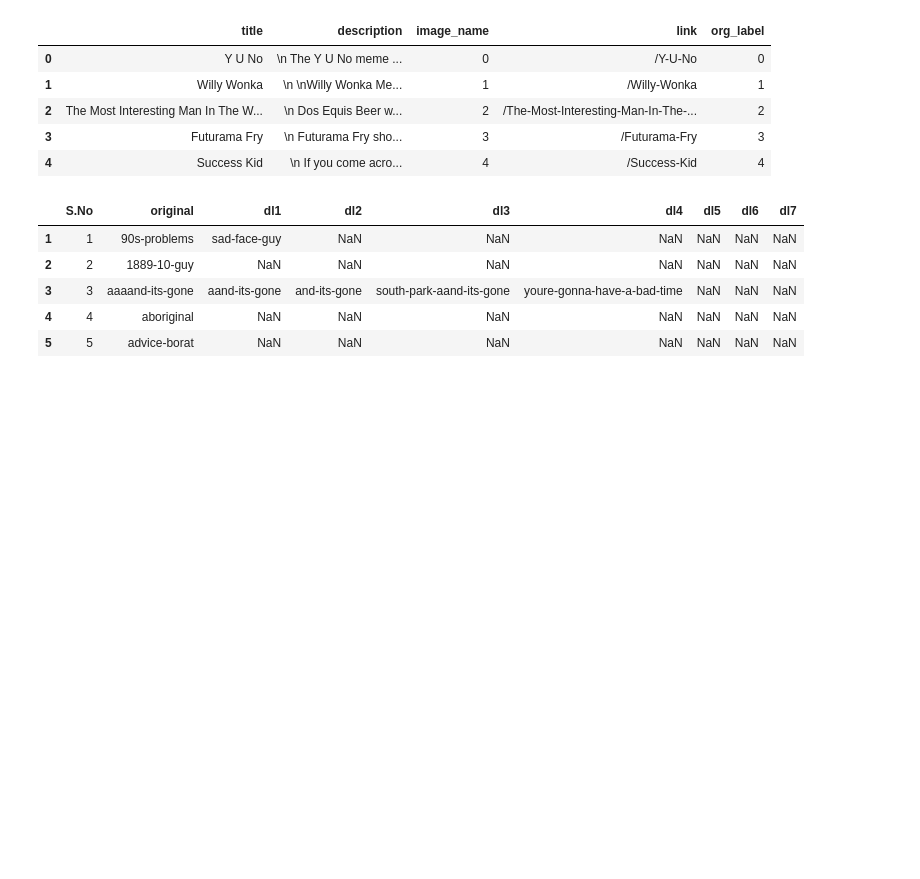
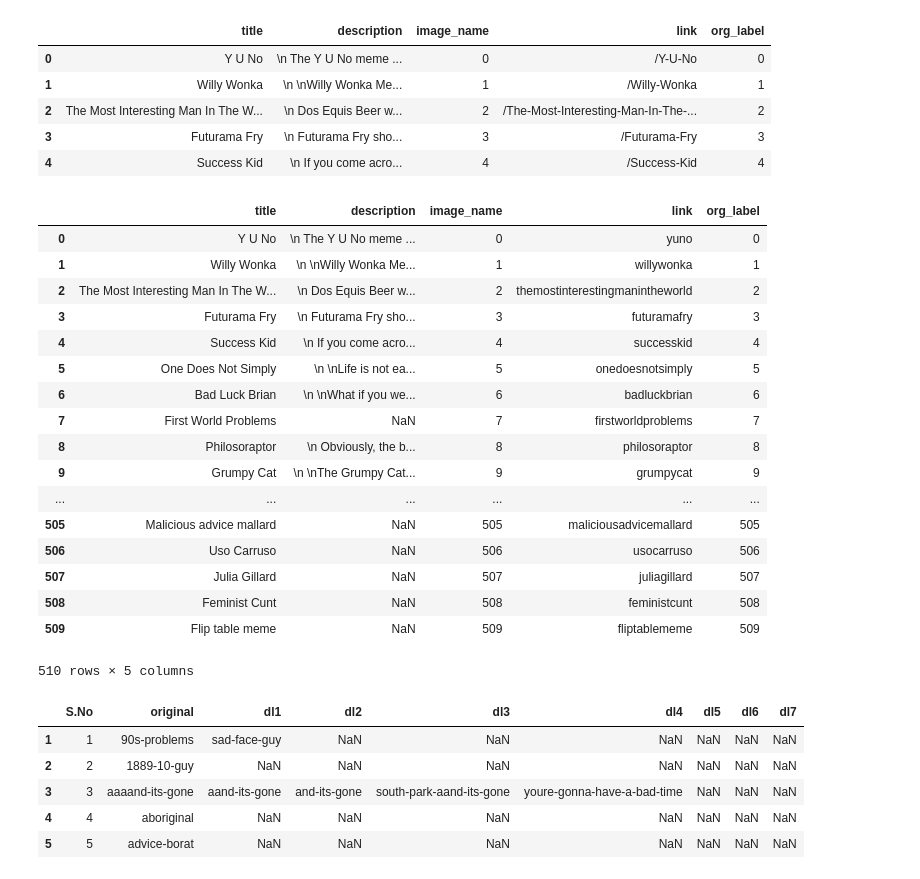
Before and after one commit to Hitkul/meme_template_classifier, a Jupyter notebook: Memes_duplicate_detection.ipynb, the cells around one changed output. Saved outputs shown, nothing was run; the diff lists cells and outputs as text; code cells hidden in the pictures; blank space fills up the shorter version.

Commit message:
getting data ready

```diff
--- a/Memes_duplicate_detection.ipynb
+++ b/Memes_duplicate_detection.ipynb
@@ -7,6 +9,6 @@ from jellyfish import match_rating_codex as mrc
 # %%
 #....................................loading original datset.....................................................................
-title_description=pd.read_csv('/home/shivangi/Downloads/PHD/Phd_Courses/Monsoon_Sem_2018/IMC/Project/meme_template_classifier/title_description.csv')
+title_description=pd.read_csv('data/title_description.csv')
 title_description['org_label'] = title_description.index
 title_description.head()
 # %% [output]
@@ -27,6 +29,27 @@ for i in range(10):
     title_description['link']=title_description['link'].str.replace("-","",1)
     title_description['link']=title_description['link'].str.replace("-","",1)
     title_description['link']=title_description['link'].str.replace("-","",1)
+# %%
+title_description
+# %% [output]
+|  | title | description | image_name | link | org_label |
+| 0 | Y U No | \n The Y U No meme ... | 0 | yuno | 0 |
+| 1 | Willy Wonka | \n \nWilly Wonka Me... | 1 | willywonka | 1 |
+| 2 | The Most Interesting Man In The W... | \n Dos Equis Beer w... | 2 | themostinterestingmanintheworld | 2 |
+| 3 | Futurama Fry | \n Futurama Fry sho... | 3 | futuramafry | 3 |
+| 4 | Success Kid | \n If you come acro... | 4 | successkid | 4 |
+| 5 | One Does Not Simply | \n \nLife is not ea... | 5 | onedoesnotsimply | 5 |
+| 6 | Bad Luck Brian | \n \nWhat if you we... | 6 | badluckbrian | 6 |
+| 7 | First World Problems | NaN | 7 | firstworldproblems | 7 |
+| 8 | Philosoraptor | \n Obviously, the b... | 8 | philosoraptor | 8 |
+| 9 | Grumpy Cat | \n \nThe Grumpy Cat... | 9 | grumpycat | 9 |
+| ... | ... | ... | ... | ... | ... |
+| 505 | Malicious advice mallard | NaN | 505 | maliciousadvicemallard | 505 |
+| 506 | Uso Carruso | NaN | 506 | usocarruso | 506 |
+| 507 | Julia Gillard | NaN | 507 | juliagillard | 507 |
+| 508 | Feminist Cunt | NaN | 508 | feministcunt | 508 |
+| 509 | Flip table meme | NaN | 509 | fliptablememe | 509 |
+510 rows × 5 columns
 # %%
 # ........................classes..............................................................................
 class_meme=pd.read_csv('/home/shivangi/Downloads/PHD/Phd_Courses/Monsoon_Sem_2018/IMC/Project/meme_template_classifier/class_meme.csv' )
```
Also changed, not shown: parts of 1 cell of this notebook, 1 other file.
